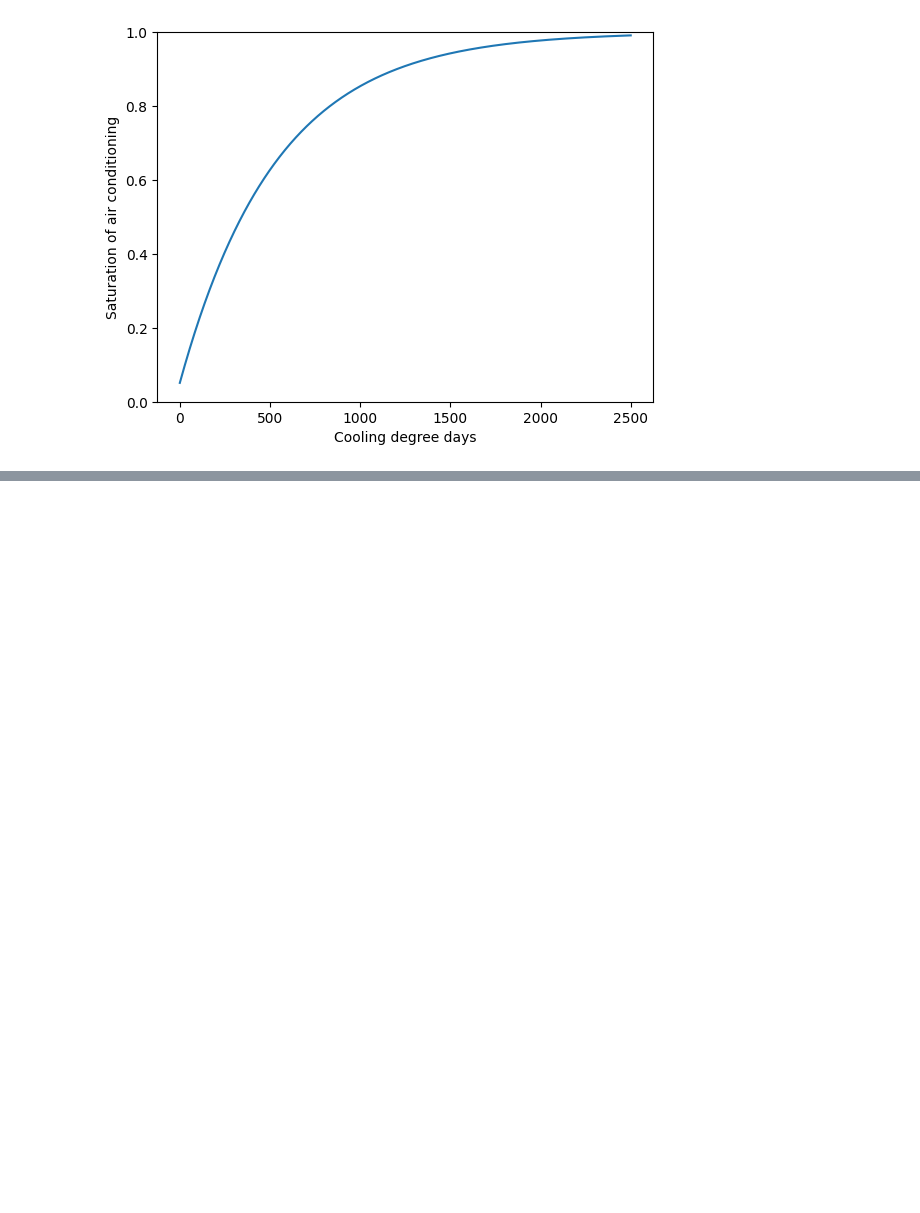
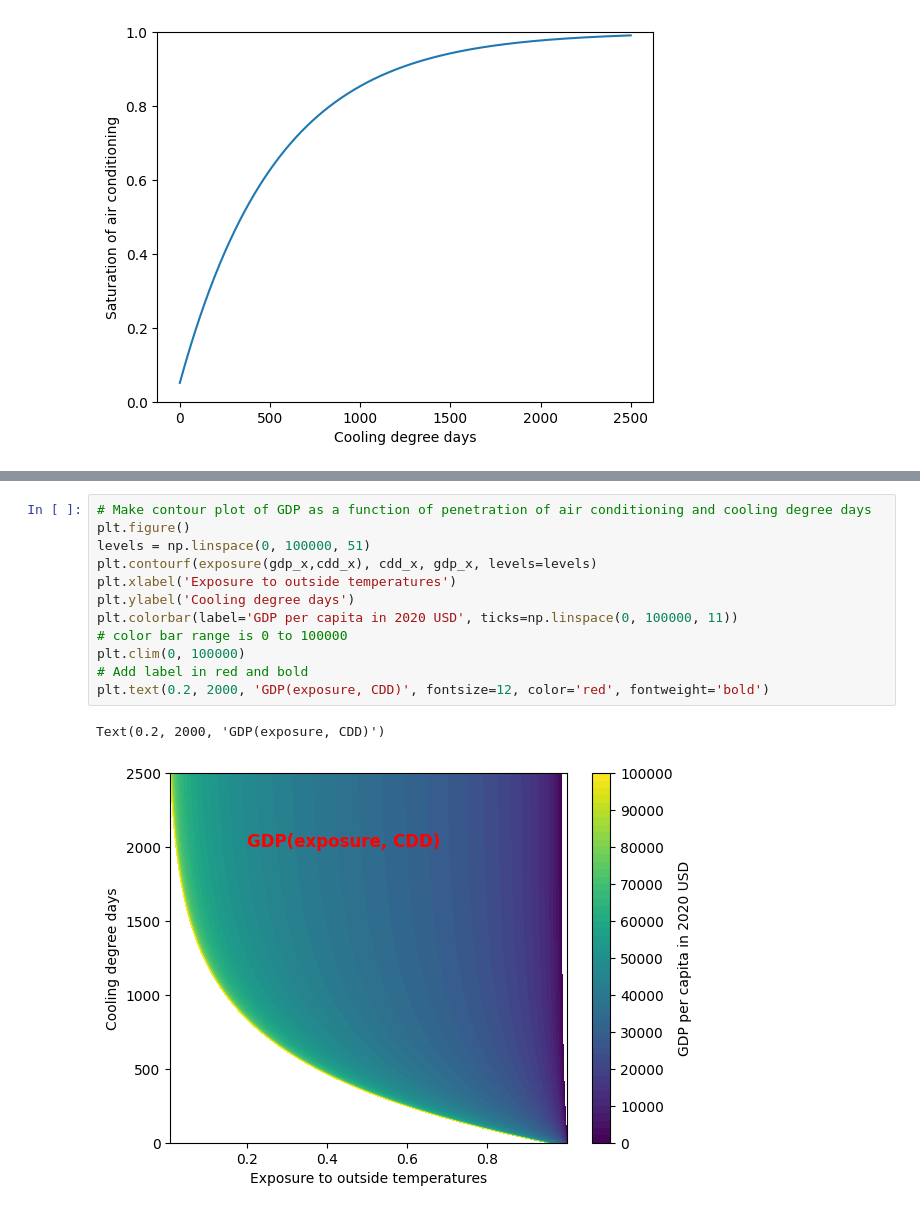
Before and after one commit to carnegie/clab_cooling_deficit_index, a Jupyter notebook: AC_penetration.ipynb, the cells around one changed output, grey strips where cells are left out. Cells and saved outputs as stored; diff of their text form; blank space fills up the shorter version.

```diff
--- a/AC_penetration.ipynb
+++ b/AC_penetration.ipynb
@@ -36,0 +61,15 @@ plt.legend(title='Cooling degree days')
+# %%
+# Make contour plot of GDP as a function of penetration of air conditioning and cooling degree days
+plt.figure()
+levels = np.linspace(0, 100000, 51)
+plt.contourf(exposure(gdp_x,cdd_x), cdd_x, gdp_x, levels=levels)
+plt.xlabel('Exposure to outside temperatures')
+plt.ylabel('Cooling degree days')
+plt.colorbar(label='GDP per capita in 2020 USD', ticks=np.linspace(0, 100000, 11))
+# color bar range is 0 to 100000
+plt.clim(0, 100000)
+# Add label in red and bold
+plt.text(0.2, 2000, 'GDP(exposure, CDD)', fontsize=12, color='red', fontweight='bold')
+# %% [output]
+Text(0.2, 2000, 'GDP(exposure, CDD)')
+[figure, added]
```
Also changed, not shown: parts of 6 cells of this notebook, 16 other files.
